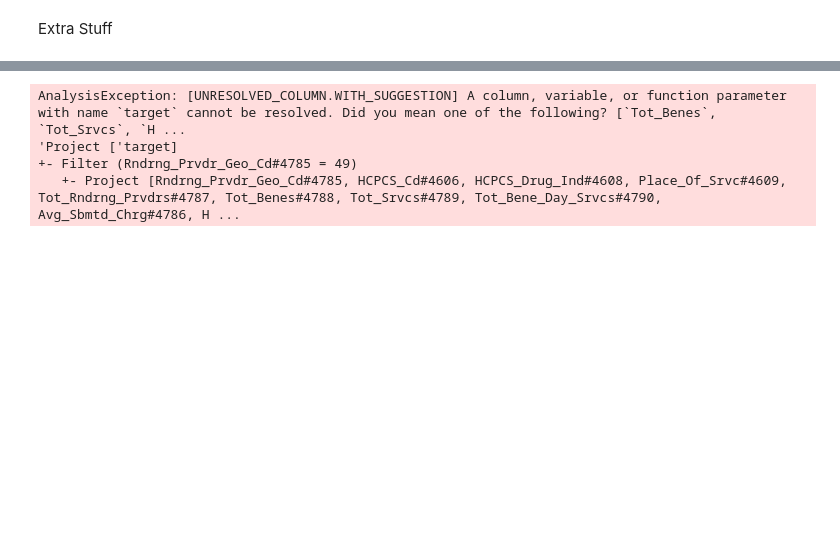
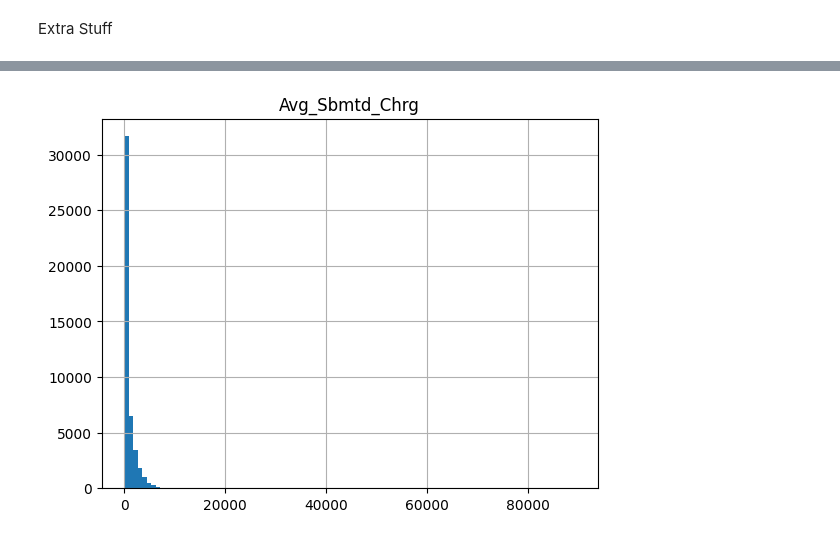
Before and after one commit to danie033/HealthCare_Project, a Jupyter notebook: data_set.ipynb, the cells around one changed output, grey strips where cells are left out. Saved outputs shown, nothing was run; the diff lists cells and outputs as text; code cells hidden in the pictures; blank space fills up the shorter version.

```diff
--- a/data_set.ipynb
+++ b/data_set.ipynb
@@ -222,3 +289,3 @@ array([[<Axes: title={'center': 'Avg_Sbmtd_Chrg'}>]], dtype=object)
 # %%
-utah.select('target').toPandas().hist(bins=100)
+utah.select('Avg_Sbmtd_Chrg').toPandas().hist(bins=100)
 # %% [output]
@@ -226,7 +293,4 @@ utah.select('target').toPandas().hist(bins=100)
-AnalysisException: [UNRESOLVED_COLUMN.WITH_SUGGESTION] A column, variable, or function parameter with name `target` cannot be resolved. Did you mean one of the following? [`Tot_Benes`, `Tot_Srvcs`, `H ...
-'Project ['target]
-+- Filter (Rndrng_Prvdr_Geo_Cd#4785 = 49)
-   +- Project [Rndrng_Prvdr_Geo_Cd#4785, HCPCS_Cd#4606, HCPCS_Drug_Ind#4608, Place_Of_Srvc#4609, Tot_Rndrng_Prvdrs#4787, Tot_Benes#4788, Tot_Srvcs#4789, Tot_Bene_Day_Srvcs#4790, Avg_Sbmtd_Chrg#4786, H ...
+[figure, added]
 # %%
 utah.describe('Avg_Sbmtd_Chrg').show()
 # %% [output]
```
Also changed, not shown: parts of 22 cells of this notebook, 5 other files.
